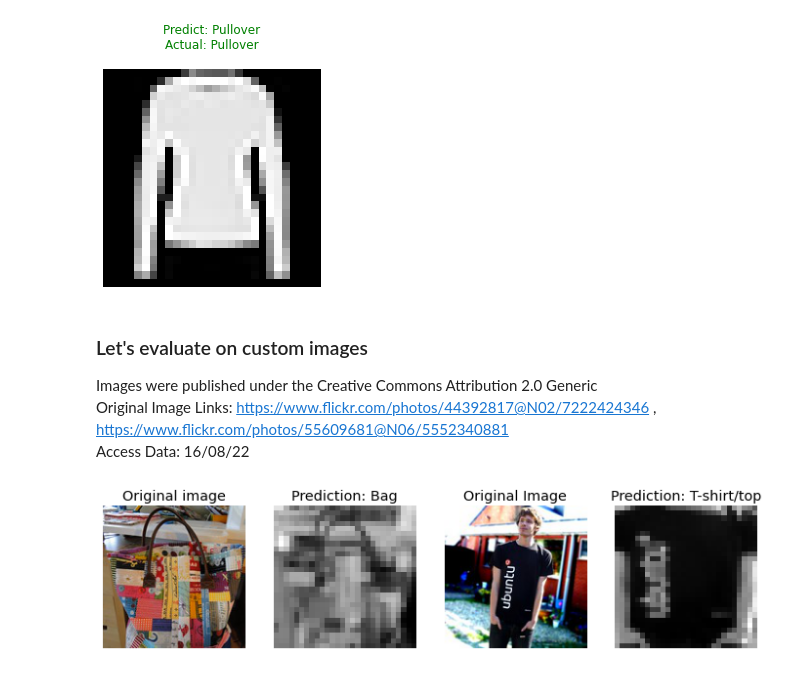
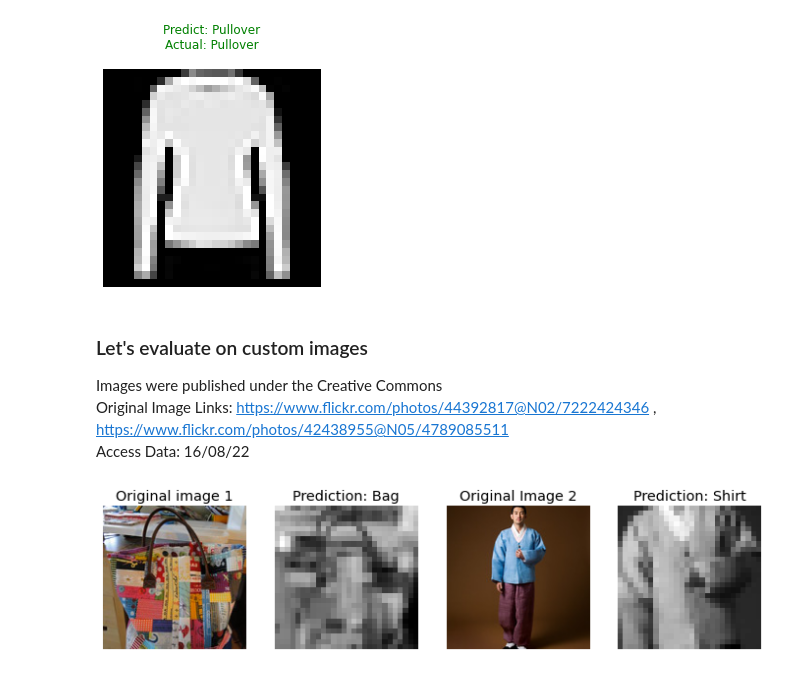
Before and after one commit to safatdev/AI-Module, a Jupyter notebook: Task3.ipynb, the cells around one changed output. Cells and saved outputs as stored; diff of their text form; code cells hidden in the pictures.

```diff
--- a/Task3.ipynb
+++ b/Task3.ipynb
@@ -179,11 +175,13 @@ class SGD_Optimizer():
         return sum([np.argmax(p) == l for p, l in zip(preds, labels)])/len(labels)
 
     # training/fit
-    def train(self, X_train, y_train, epochs, loss=None, learning_rate=None):
+    def train(self, epochs, X_train=None, y_train=None, get_data_func=None, loss=None, learning_rate=None):
 
         # update learning rate
         if learning_rate is not None:
             self.learning_rate = learning_rate
+        if get_data_func is not None:
+            X_train, y_train = get_data_func[0](get_data_func[1])
 
         # history
         hist = np.zeros(epochs)
@@ -235,11 +233,10 @@ np.random.seed(20)
 # network
 class Network(Neural_Network_Model):
     def __init__(self):
-        self.hl1 = Layer(28*28, 128, ReLU())
-        self.hl3 = Layer(128, 128, ReLU())
-        self.hl3 = Layer(128, 64, ReLU())
-        self.hl4 = Layer(64, 32, ReLU())
-        self.hl5 = Layer(32, 10, LogSoftmax())
+        self.hl1 = Layer(28*28, 64, ReLU())
+        self.hl4 = Layer(64, 64, ReLU())
+        self.hl5 = Layer(64, 32, ReLU())
+        self.hl6 = Layer(32, 10, LogSoftmax())
 
 network = Network()
 
@@ -250,11 +247,11 @@ optimizer = SGD_Optimizer(network.parameters())
 Training the Model
 # %%
 # data
-X_train, y_train = get_testing_data(nn_batches_amount)
-X_test, y_test = get_testing_data(nn_batches_amount)
+X_train, y_train = get_training_data(50)
+X_test, y_test = get_testing_data(50)
 
 # train
-history = optimizer.train(X_train, y_train, 60, learning_rate=0.001, loss=loss)
+history = optimizer.train(60, get_data_func=(get_training_data, 20), learning_rate=0.001, loss=loss)
 # %% [markdown]
 # Analysis
 # %% [markdown]
@@ -382,7 +380,7 @@ plt.show()
 # %% [markdown]
 ### Let's evaluate on custom images
 
-Images were published under the Creative Commons Attribution 2.0 Generic<br>Original Image Links: https://www.flickr.com/photos/44392817@N02/7222424346 , https://www.flickr.com/photos/55609681@N06/5552340881<br>Access Data: 16/08/22
+Images were published under the Creative Commons<br>Original Image Links: https://www.flickr.com/photos/44392817@N02/7222424346 , https://www.flickr.com/photos/42438955@N05/4789085511<br>Access Data: 16/08/22
 # %%
 from skimage.io import imread
 from skimage.color import rgb2gray
@@ -391,35 +389,35 @@ from skimage.transform import resize, rotate
 
 fig, ax = plt.subplots(1, 4, figsize=(12, 3))
 
 og_img = imread('bag_img.jpg')
 img = resize(og_img, (28, 28))
 img = rgb2gray(img)
 pred1 = np.argmax(optimizer.forward(img.reshape(-1, 28*28)))
 
 ax[0].imshow(og_img)
-ax[0].set_title('Original image', fontsize='x-large')
+ax[0].set_title('Original image 1', fontsize='x-large')
 ax[0].set_axis_off()
 
 ax[1].imshow(img, cmap='gray')
 ax[1].set_title(f'Prediction: {get_name(pred1)}', fontsize='x-large')
 ax[1].set_axis_off()
 
 # Let's try out an image with someone wearing a tshirt
-og_img = imread('tshirt_man.jpg')
+og_img = imread('shirt_man.jpg')
 img = rotate(og_img, 8)  # rotate the image
-img = img[40:130,54:105]  # crop the image
+img = img[25:80,45:100]  # crop the image
 img = resize(img, (28, 28))
 img = rgb2gray(img)
 pred2 = np.argmax(optimizer.forward(img.reshape(-1, 28*28)))
 
 ax[2].imshow(og_img)
-ax[2].set_title('Original Image', fontsize='x-large')
+ax[2].set_title('Original Image 2', fontsize='x-large')
 ax[2].set_axis_off()
 
 ax[3].imshow(img, cmap='gray')
 ax[3].set_title(f'Prediction: {get_name(pred2)}', fontsize='x-large')
 ax[3].set_axis_off()
 
 plt.show()
 # %% [output]
-[figure, old version]
+[figure, new version]
```
Also changed, not shown: parts of 5 cells of this notebook.
